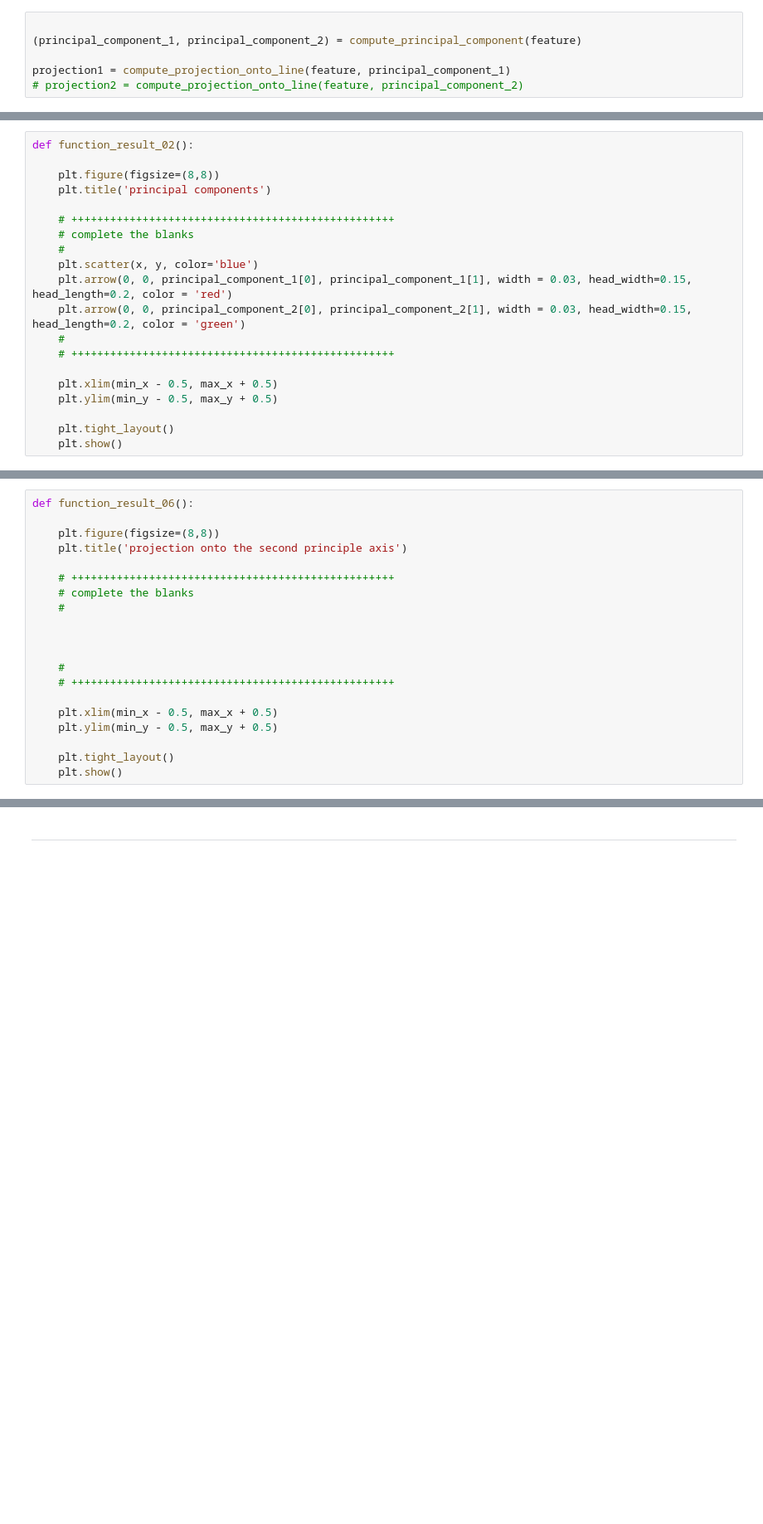
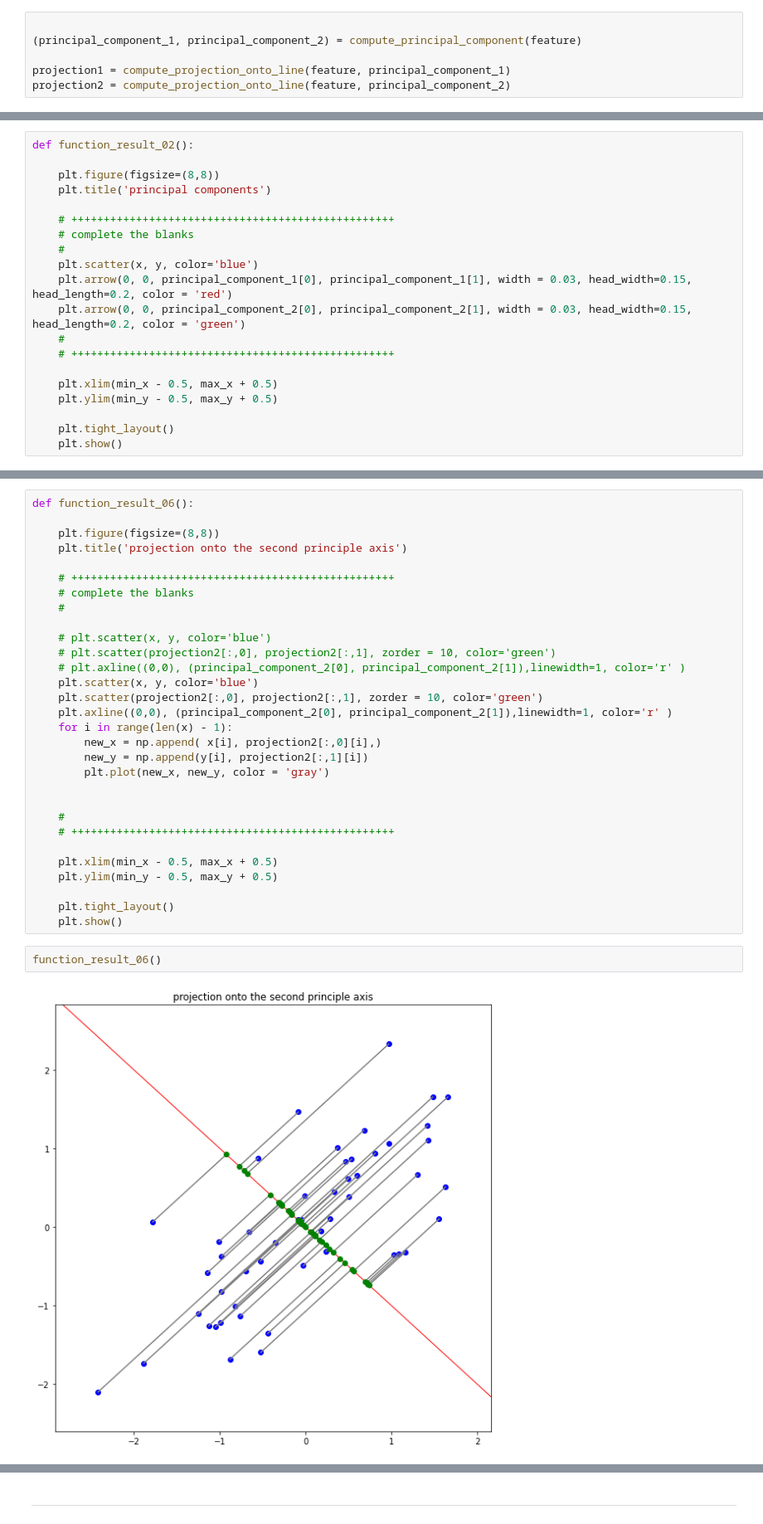
Before and after one commit to Lim-Sung-Jun/machine_learning_2022_1, a Jupyter notebook: 12/assignment_12.ipynb, the cells around one changed output, grey strips where cells are left out. Shown: that part at 83% size. Drawn from its saved outputs; the diff is of its cells as text; blank space fills up the shorter version.

```diff
--- a/12/assignment_12.ipynb
+++ b/12/assignment_12.ipynb
@@ -175,7 +175,7 @@ array([[3., 2.],
 (principal_component_1, principal_component_2) = compute_principal_component(feature)
 
 projection1 = compute_projection_onto_line(feature, principal_component_1)
-# projection2 = compute_projection_onto_line(feature, principal_component_2)
+projection2 = compute_projection_onto_line(feature, principal_component_2)
 # %% [markdown]
 ---
 # %% [markdown]
@@ -290,6 +291,16 @@ def function_result_06():
     # complete the blanks
     #
 
+    # plt.scatter(x, y, color='blue')
+    # plt.scatter(projection2[:,0], projection2[:,1], zorder = 10, color='green')
+    # plt.axline((0,0), (principal_component_2[0], principal_component_2[1]),linewidth=1, color='r' )
+    plt.scatter(x, y, color='blue')
+    plt.scatter(projection2[:,0], projection2[:,1], zorder = 10, color='green')
+    plt.axline((0,0), (principal_component_2[0], principal_component_2[1]),linewidth=1, color='r' )
+    for i in range(len(x) - 1):
+        new_x = np.append( x[i], projection2[:,0][i],)
+        new_y = np.append(y[i], projection2[:,1][i])
+        plt.plot(new_x, new_y, color = 'gray')
 
 
     #
@@ -300,6 +311,10 @@ def function_result_06():
 
     plt.tight_layout()
     plt.show()
+# %%
+function_result_06()
+# %% [output]
+[figure, added]
 # %%
 def function_result_07():
 
```
Also changed, not shown: parts of 5 cells of this notebook.
